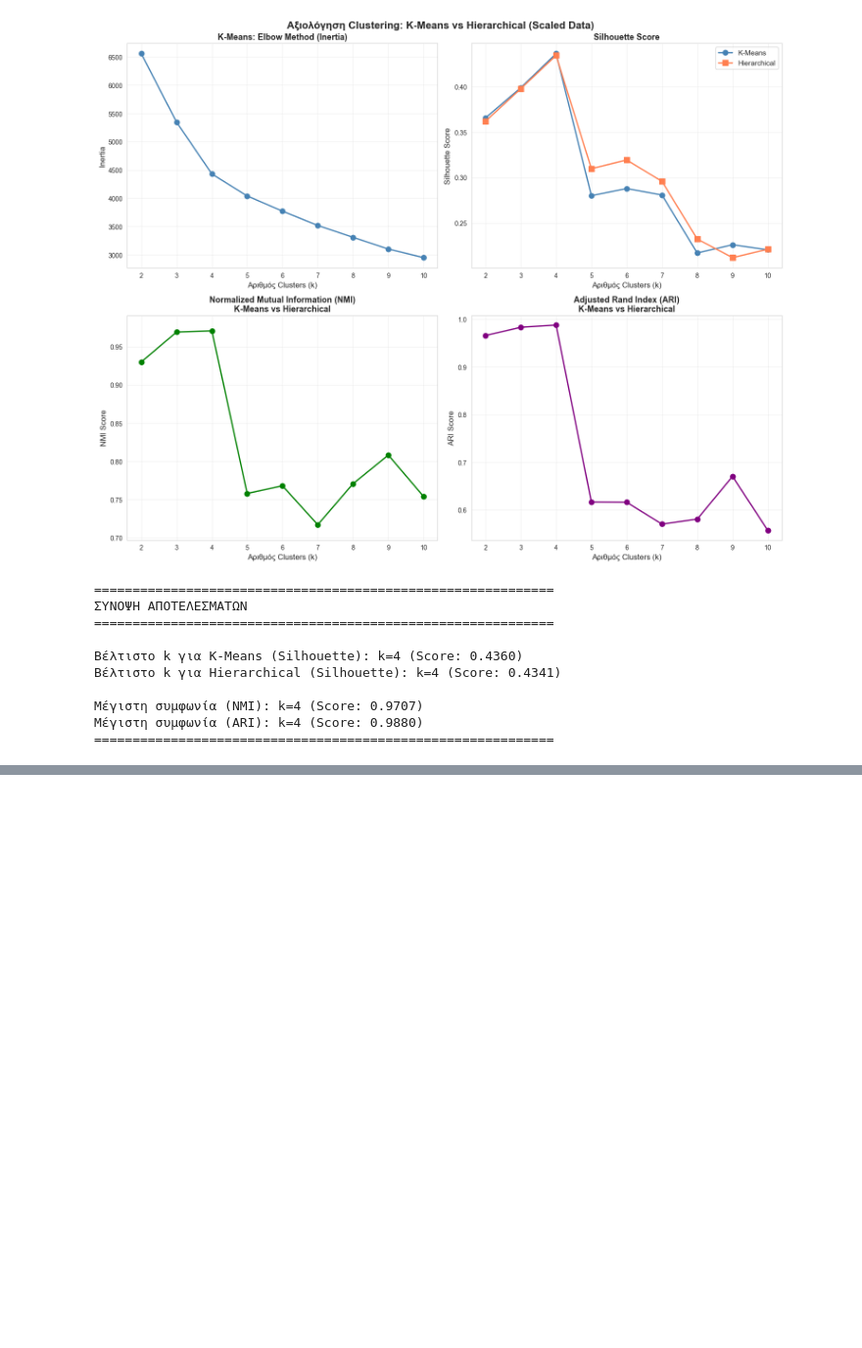
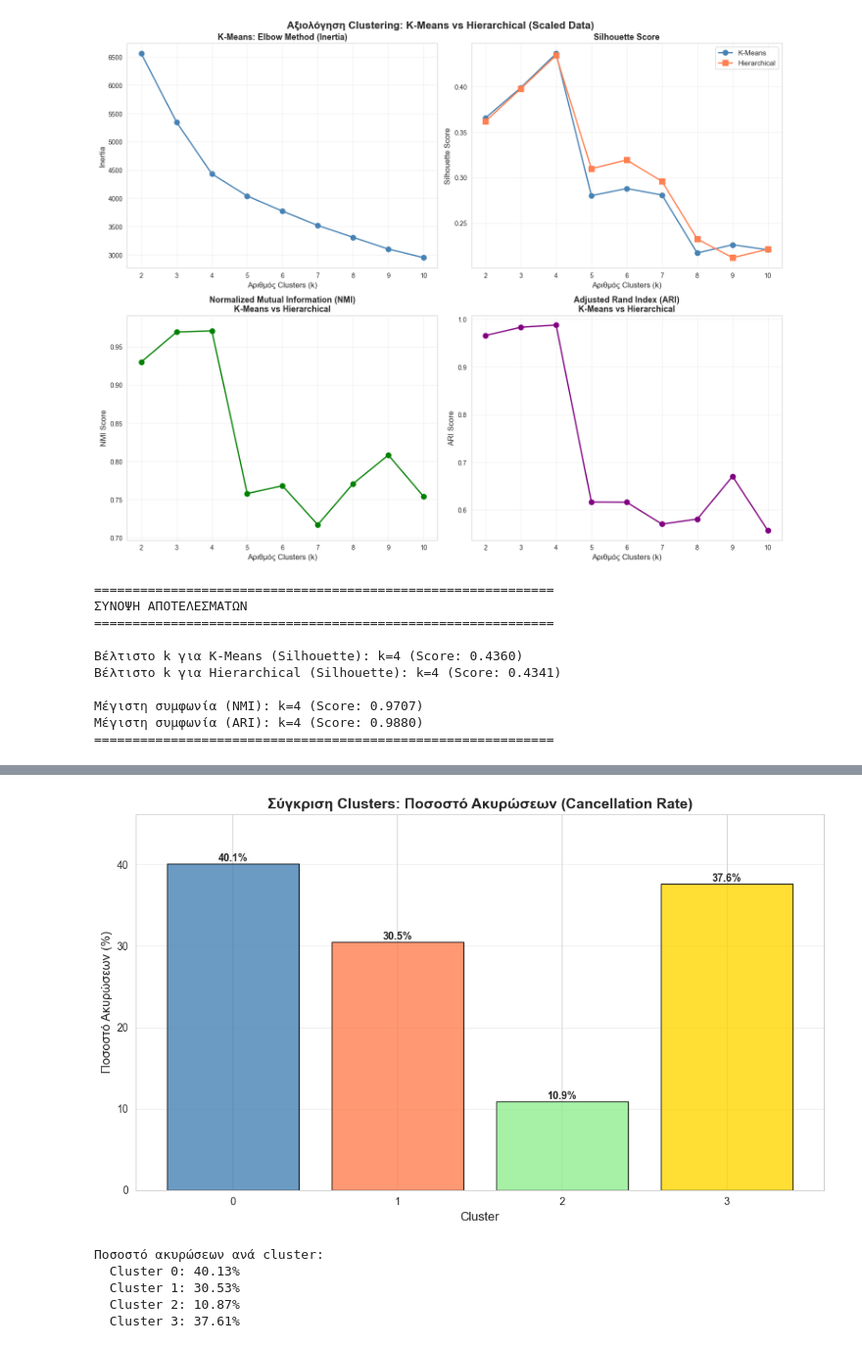
Before and after one commit to dgodolias/HotelCancellationsClustering, a Jupyter notebook: preprocessing.ipynb, the cells around one changed output, grey strips where cells are left out. Shown at 98% size. Saved outputs shown, nothing was run; the diff lists cells and outputs as text; code cells hidden in the pictures; blank space fills up the shorter version.

```diff
--- a/preprocessing.ipynb
+++ b/preprocessing.ipynb
@@ -1182,0 +1284,36 @@ FEATURE ELIMINATION ANALYSIS (k=3)
+# %%
+# Διάγραμμα για Booking Status (Cancellation Rate)
+plt.figure(figsize=(10, 6))
+
+# Υπολογισμός ποσοστού ακυρώσεων ανά cluster
+cancellation_rates = []
+for cluster in range(k_optimal):
+    cluster_data = df_with_clusters[df_with_clusters['Cluster'] == cluster]
+    cancel_rate = (cluster_data['booking.status'] == 'Canceled').sum() / len(cluster_data) * 100
+    cancellation_rates.append(cancel_rate)
+
+bars = plt.bar(range(k_optimal), cancellation_rates, color=colors, edgecolor='black', alpha=0.8)
+
+# Προσθήκη τιμών πάνω από τα bars
+for i, rate in enumerate(cancellation_rates):
+    plt.text(i, rate, f'{rate:.1f}%', ha='center', va='bottom', fontsize=10, fontweight='bold')
+
+plt.title('Σύγκριση Clusters: Ποσοστό Ακυρώσεων (Cancellation Rate)', fontsize=14, fontweight='bold')
+plt.xlabel('Cluster', fontsize=12)
+plt.ylabel('Ποσοστό Ακυρώσεων (%)', fontsize=12)
+plt.xticks(range(k_optimal))
+plt.grid(axis='y', alpha=0.3)
+plt.ylim(0, max(cancellation_rates) * 1.15)
+plt.tight_layout()
+plt.show()
+
+print("\nΠοσοστό ακυρώσεων ανά cluster:")
+for i, rate in enumerate(cancellation_rates):
+    print(f"  Cluster {i}: {rate:.2f}%")
+# %% [output]
+[figure, added]
+Ποσοστό ακυρώσεων ανά cluster:
+  Cluster 0: 40.13%
+  Cluster 1: 30.53%
+  Cluster 2: 10.87%
+  Cluster 3: 37.61%
```
Also changed, not shown: parts of 11 cells of this notebook.
